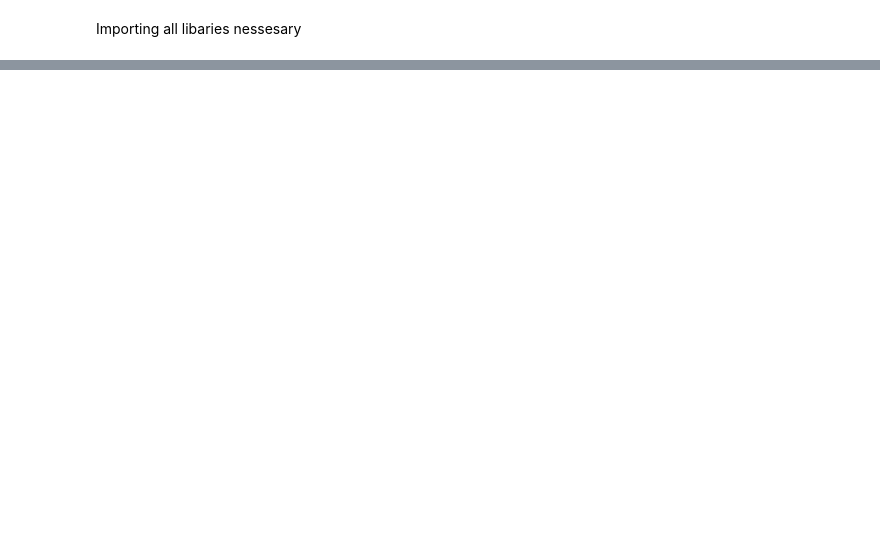
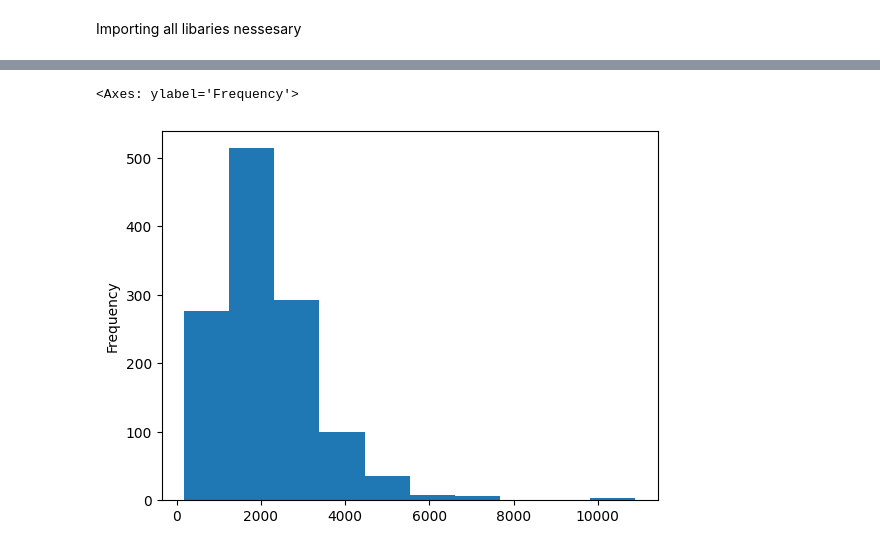
Before and after one commit to RSguy11/Readable_Regulations, a Jupyter notebook: NoteBook_1.ipynb, the cells around one changed output, grey strips where cells are left out. Cells and saved outputs as stored; diff of their text form; code cells hidden in the pictures; blank space fills up the shorter version.

```diff
--- a/NoteBook_1.ipynb
+++ b/NoteBook_1.ipynb
@@ -101,0 +58,5 @@ this subsection, not to exceed $50,000,000 for each such year.''.
+# %%
+outliredf["sum_len"].plot.hist()
+# %% [output]
+<Axes: ylabel='Frequency'>
+[figure, added]
```
Also changed, not shown: parts of 10 cells of this notebook.
